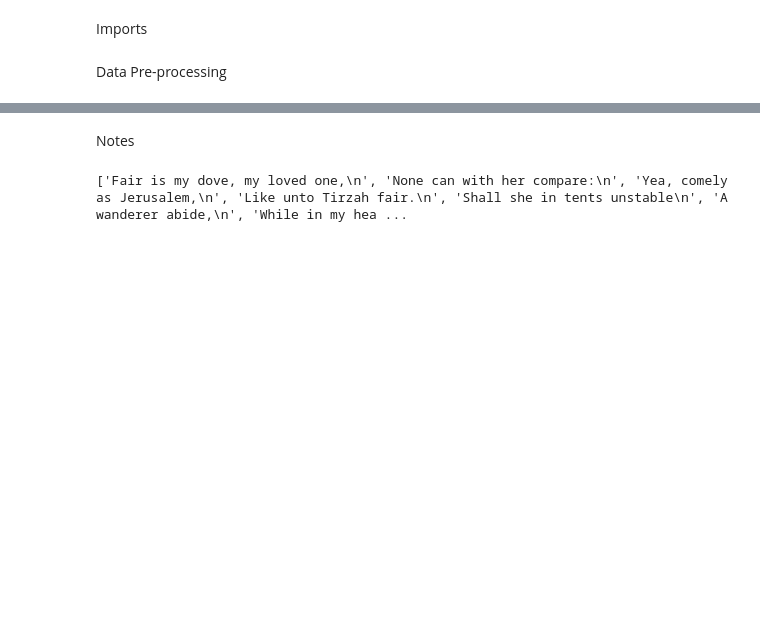
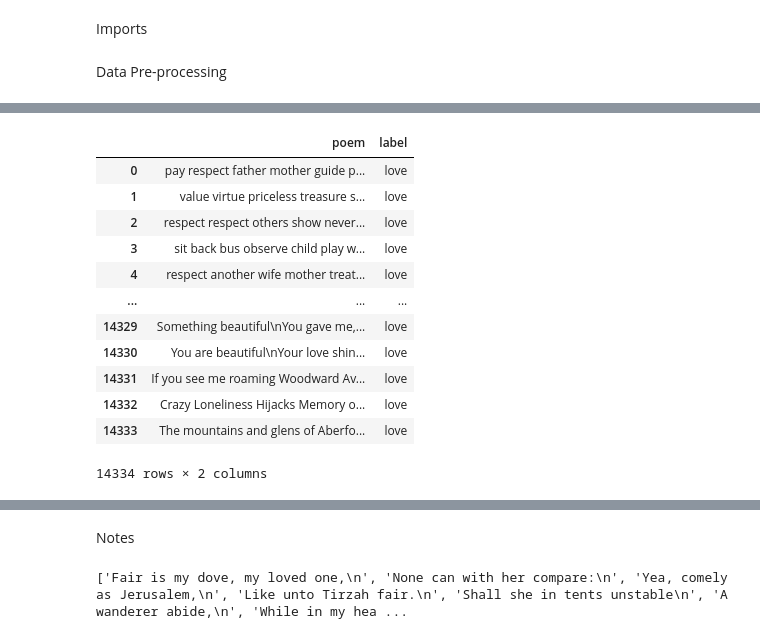
Before and after one commit to Thikkar/PoetryMood, a Jupyter notebook: MusicGenerator.ipynb, the cells around one changed output, grey strips where cells are left out. Drawn from its saved outputs; the diff is of its cells as text; code cells hidden in the pictures; blank space fills up the shorter version.

```diff
--- a/MusicGenerator.ipynb
+++ b/MusicGenerator.ipynb
@@ -298,3 +273,21 @@ categories_dictionary = {
 "work": "activity",
 "world": "nature",
 }
+# %%
+for idx,label in enumerate(poems_classifier_df.label):
+  poems_classifier_df.label[idx]=categories_dictionary[label]
+poems_classifier_df
+# %% [output]
+|  | poem | label |
+| 0 | pay respect father mother guide p... | love |
+| 1 | value virtue priceless treasure s... | love |
+| 2 | respect respect others show never... | love |
+| 3 | sit back bus observe child play w... | love |
+| 4 | respect another wife mother treat... | love |
+| ... | ... | ... |
+| 14329 | Something beautiful\nYou gave me,... | love |
+| 14330 | You are beautiful\nYour love shin... | love |
+| 14331 | If you see me roaming Woodward Av... | love |
+| 14332 | Crazy Loneliness Hijacks Memory o... | love |
+| 14333 | The mountains and glens of Aberfo... | love |
+14334 rows × 2 columns
```
Also changed, not shown: parts of 9 cells of this notebook.
